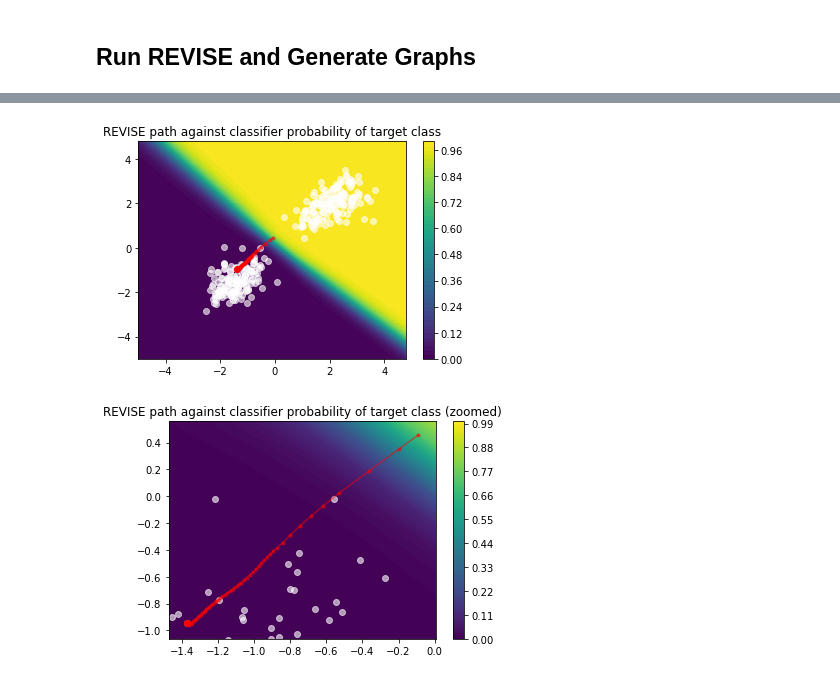
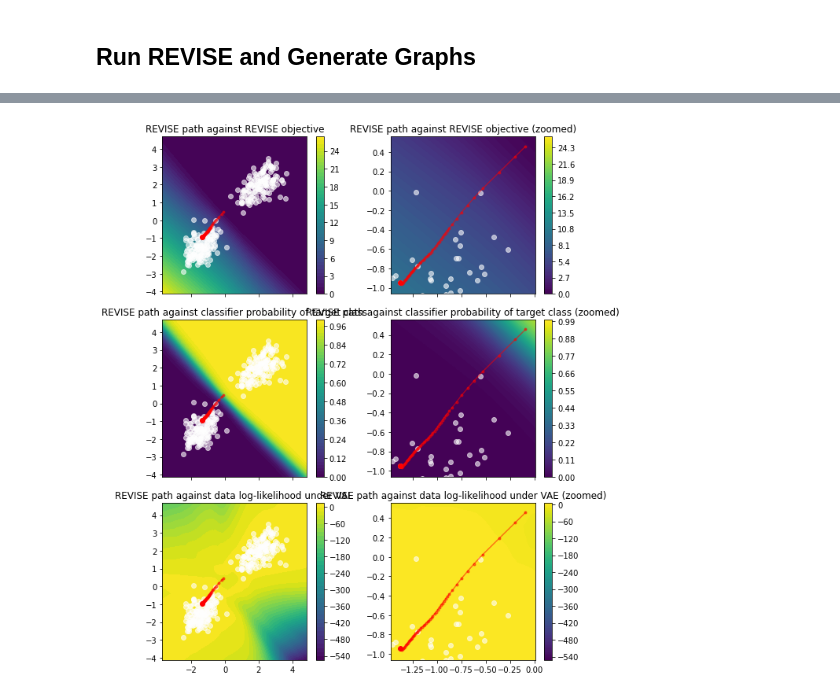
Before and after one commit to jdcc/ac207_final, a Jupyter notebook: 1.0_revise_intro.ipynb, the cells around one changed output, grey strips where cells are left out. Drawn from its saved outputs; the diff is of its cells as text; code cells hidden in the pictures.

```diff
--- a/1.0_revise_intro.ipynb
+++ b/1.0_revise_intro.ipynb
@@ -148,8 +134,11 @@ revisor.show_path(path, x_train, zoom=True, landscape='likelihood')
-# %%
-revisor.show_path(path, x_train, landscape='prob_target')
-# %% [output]
-[figure, removed]
-# %%
-revisor.show_path(path, x_train, zoom=True, landscape='prob_target')
-# %% [output]
-[figure, removed]
+# %%
+fig, axes = plt.subplots(3, 2, figsize=(8, 10), sharex='col', sharey=False)
+revisor.show_path(path, x_train, ax=axes[0][0], fig=fig)
+revisor.show_path(path, x_train, ax=axes[0][1], fig=fig, zoom=True)
+revisor.show_path(path, x_train, ax=axes[1][0], fig=fig, landscape='prob_target')
+revisor.show_path(path, x_train, ax=axes[1][1], fig=fig, landscape='prob_target', zoom=True)
+revisor.show_path(path, x_train, ax=axes[2][0], fig=fig, landscape='likelihood')
+revisor.show_path(path, x_train, ax=axes[2][1], fig=fig, landscape='likelihood', zoom=True)
+fig.tight_layout()
+# %% [output]
+[figure, added]
```
Also changed, not shown: parts of 6 cells of this notebook, 1 other file.
